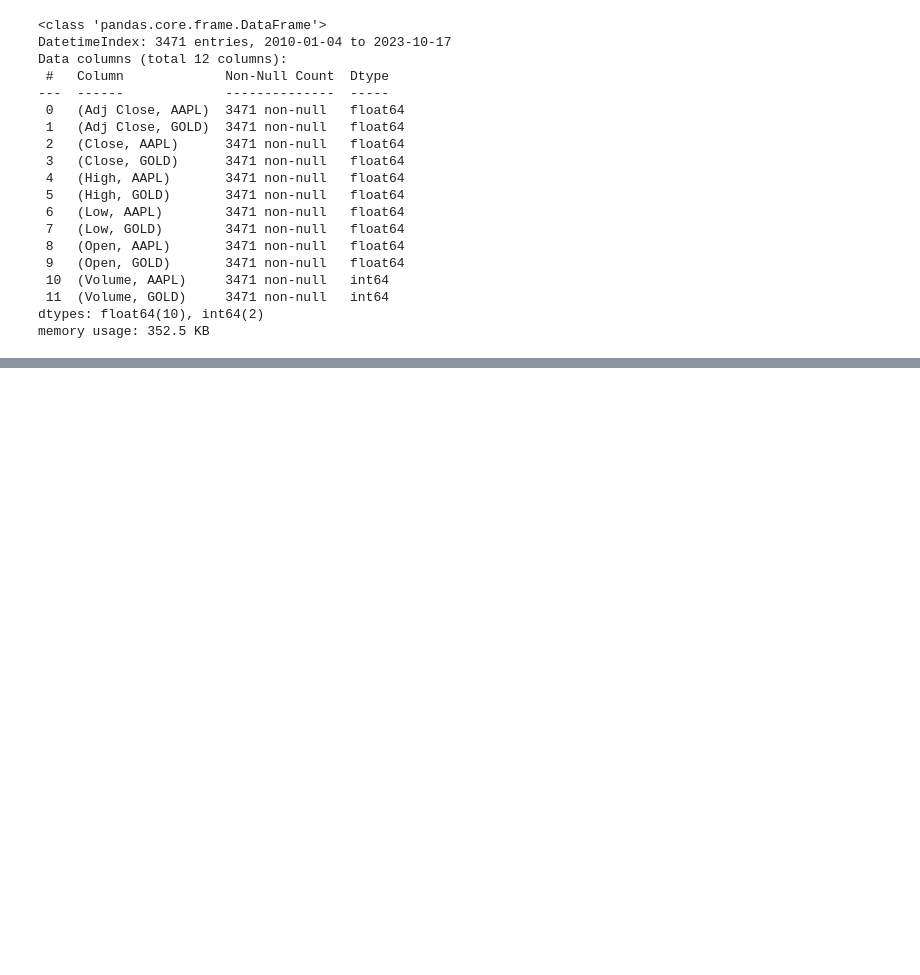
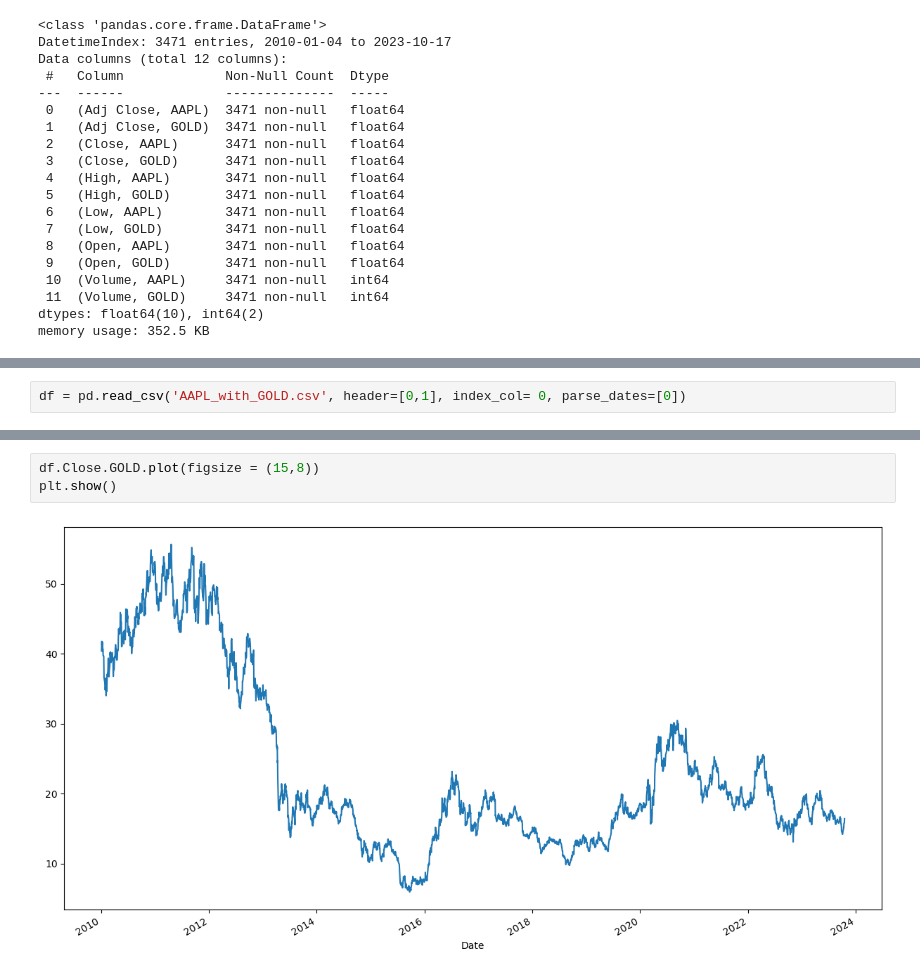
Before and after one commit to DheyaAlqaderi/TechnicalAnalysis-Gold-ML, a Jupyter notebook: TechincalAnalysis.ipynb, the cells around one changed output, grey strips where cells are left out. Saved outputs shown, nothing was run; the diff lists cells and outputs as text; blank space fills up the shorter version.

Commit message:
charting data

```diff
--- a/TechincalAnalysis.ipynb
+++ b/TechincalAnalysis.ipynb
@@ -106,0 +109,2 @@ data.to_csv('AAPL_with_G')
+# %%
+df = pd.read_csv('AAPL_with_GOLD.csv', header=[0,1], index_col= 0, parse_dates=[0])
@@ -106,0 +168,5 @@ data.to_csv('AAPL_with_G')
+# %%
+df.Close.GOLD.plot(figsize = (15,8))
+plt.show()
+# %% [output]
+[figure, added]
```
Also changed, not shown: parts of 7 cells of this notebook.
